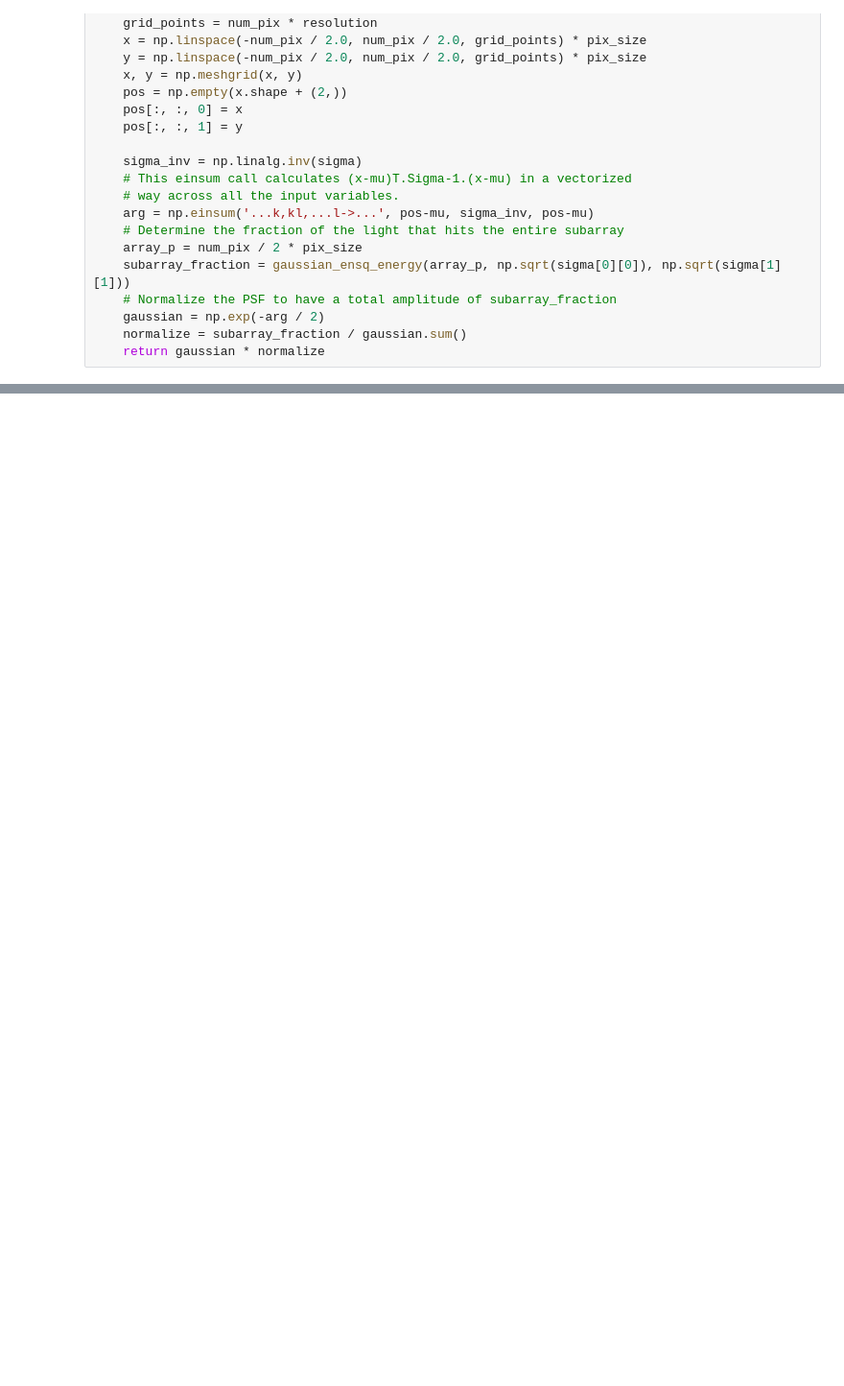
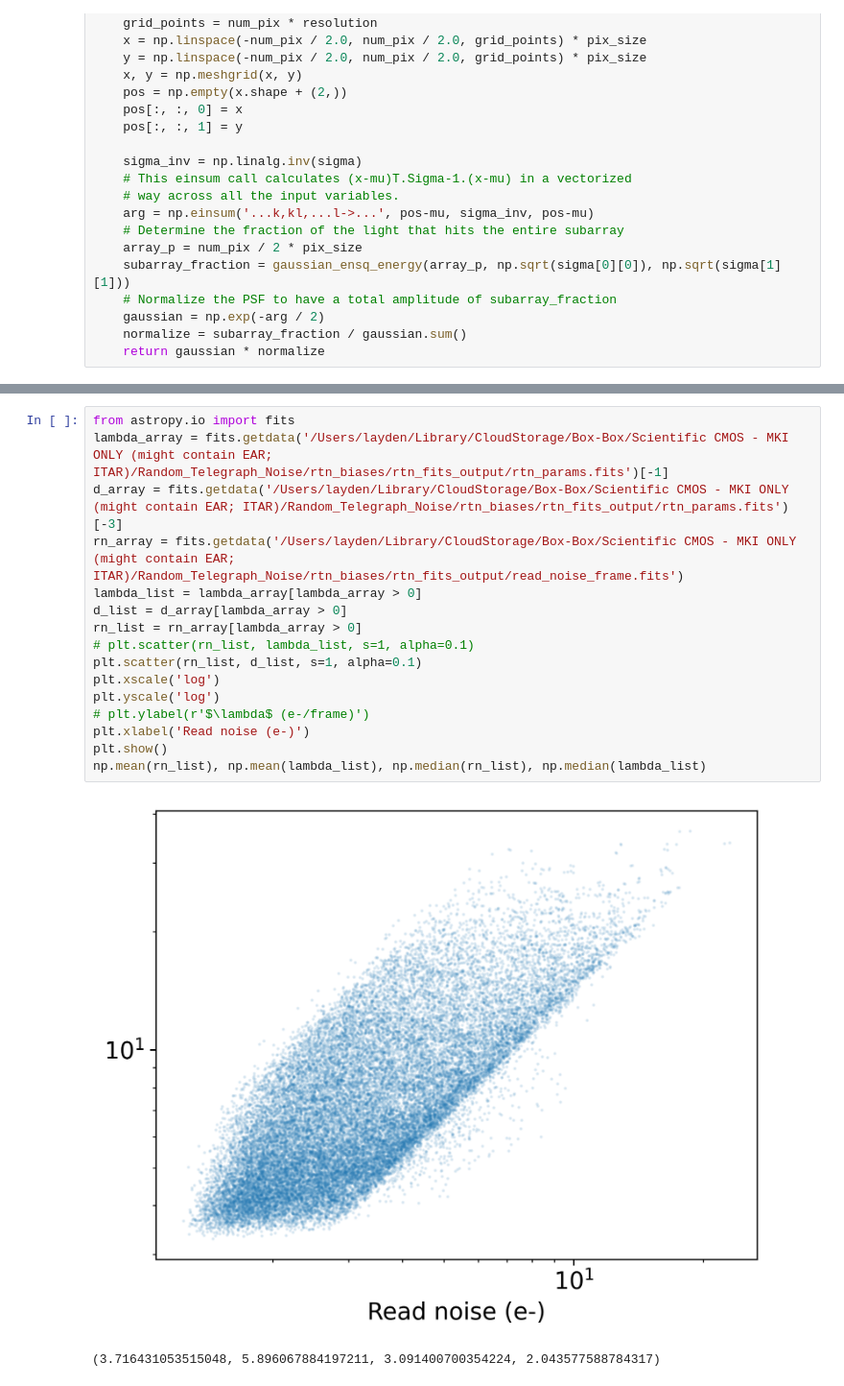
Before and after one commit to ChrisLayden/RTN-corrector, a Jupyter notebook: Test Code/pixel_mask_testing.ipynb, the cells around one changed output, grey strips where cells are left out. Shown at 96% size. Cells and saved outputs as stored; diff of their text form; blank space fills up the shorter version.

```diff
--- a/Test Code/pixel_mask_testing.ipynb
+++ b/Test Code/pixel_mask_testing.ipynb
@@ -262,0 +432,19 @@ plt.show()
+# %%
+from astropy.io import fits
+lambda_array = fits.getdata('/Users/layden/Library/CloudStorage/Box-Box/Scientific CMOS - MKI ONLY (might contain EAR; ITAR)/Random_Telegraph_Noise/rtn_biases/rtn_fits_output/rtn_params.fits')[-1]
+d_array = fits.getdata('/Users/layden/Library/CloudStorage/Box-Box/Scientific CMOS - MKI ONLY (might contain EAR; ITAR)/Random_Telegraph_Noise/rtn_biases/rtn_fits_output/rtn_params.fits')[-3]
+rn_array = fits.getdata('/Users/layden/Library/CloudStorage/Box-Box/Scientific CMOS - MKI ONLY (might contain EAR; ITAR)/Random_Telegraph_Noise/rtn_biases/rtn_fits_output/read_noise_frame.fits')
+lambda_list = lambda_array[lambda_array > 0]
+d_list = d_array[lambda_array > 0]
+rn_list = rn_array[lambda_array > 0]
+# plt.scatter(rn_list, lambda_list, s=1, alpha=0.1)
+plt.scatter(rn_list, d_list, s=1, alpha=0.1)
+plt.xscale('log')
+plt.yscale('log')
+# plt.ylabel(r'$\lambda$ (e-/frame)')
+plt.xlabel('Read noise (e-)')
+plt.show()
+np.mean(rn_list), np.mean(lambda_list), np.median(rn_list), np.median(lambda_list)
+# %% [output]
+[figure, added]
+(3.716431053515048, 5.896067884197211, 3.091400700354224, 2.043577588784317)
```
Also changed, not shown: parts of 18 cells of this notebook, 7 other files.
